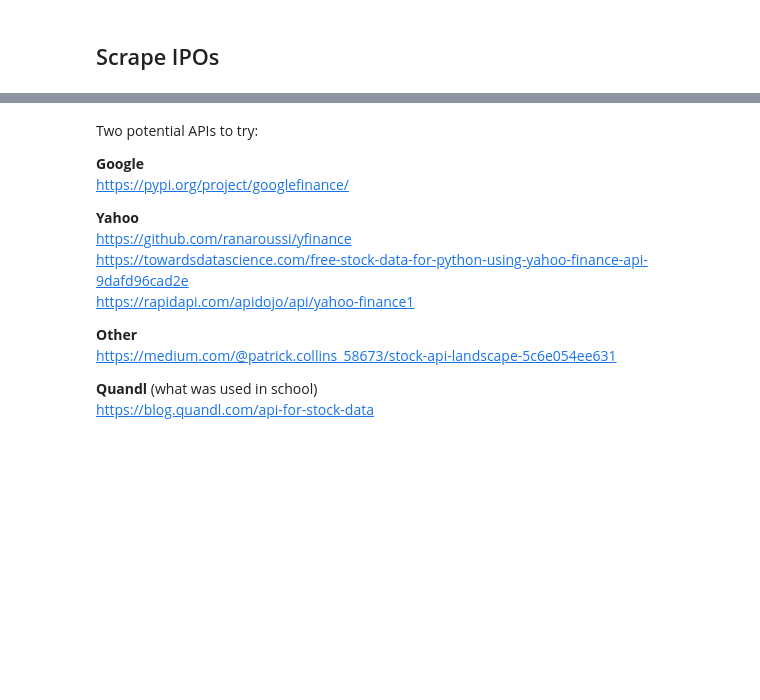
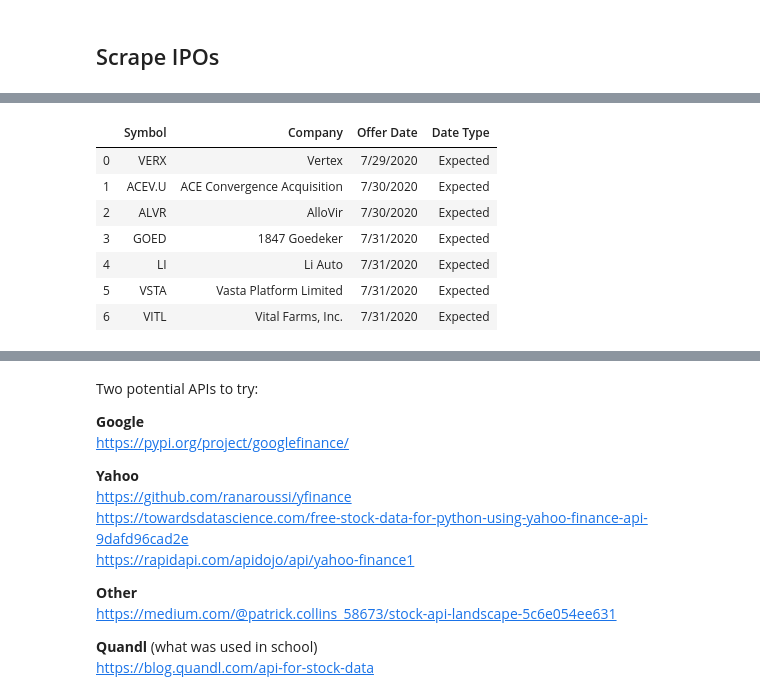
Before and after one commit to admiral810/IPO_tracker, a Jupyter notebook: get_IPO_data.ipynb, the cells around one changed output, grey strips where cells are left out. Cells and saved outputs as stored; diff of their text form; code cells hidden in the pictures; blank space fills up the shorter version.

```diff
--- a/get_IPO_data.ipynb
+++ b/get_IPO_data.ipynb
@@ -29,0 +17,17 @@ ipo_scoop_ipo[0]
+# %%
+# IPO Scoop Upcoming IPOs
+url = 'https://www.iposcoop.com/ipo-calendar/'
+data = pd.read_html(url)
+
+ipo_scoop_upcoming_df = data[0]
+
+# rename symbol proposed with symbol
+ipo_scoop_upcoming_df.rename(columns={'Symbol proposed':'Symbol'}, inplace=True)
+
+# split expected trade date to date and day of week
+ipo_scoop_upcoming_df[['Offer Date','Expected Trade Weekday']] = ipo_scoop_upcoming_df['Expected to Trade'].str.split(' ',expand=True)
+
+# add date type column to differentiate confirmed vs expected
+ipo_scoop_upcoming_df['Date Type'] = "Expected"
+
+ipo_scoop_upcoming_df.head(2)
@@ -30,2 +38,15 @@ ipo_scoop_ipo[0]
+# %%
+# IPO Scoop Upcoming IPOs - reduce to primary info
+ipo_scoop_upcoming_df = ipo_scoop_upcoming_df[["Symbol", "Company", "Offer Date", "Date Type"]]
+ipo_scoop_upcoming_df
+# %% [output]
+|  | Symbol | Company | Offer Date | Date Type |
+| 0 | VERX | Vertex | 7/29/2020 | Expected |
+| 1 | ACEV.U | ACE Convergence Acquisition | 7/30/2020 | Expected |
+| 2 | ALVR | AlloVir | 7/30/2020 | Expected |
+| 3 | GOED | 1847 Goedeker | 7/31/2020 | Expected |
+| 4 | LI | Li Auto | 7/31/2020 | Expected |
+| 5 | VSTA | Vasta Platform Limited | 7/31/2020 | Expected |
+| 6 | VITL | Vital Farms, Inc. | 7/31/2020 | Expected |
 # %%
 # IPO Scoop Recent IPOs
```
Also changed, not shown: parts of 20 cells of this notebook.
